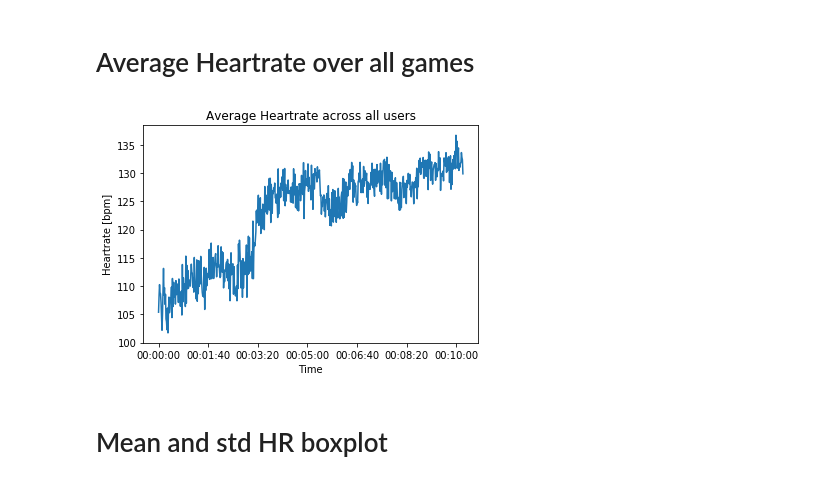
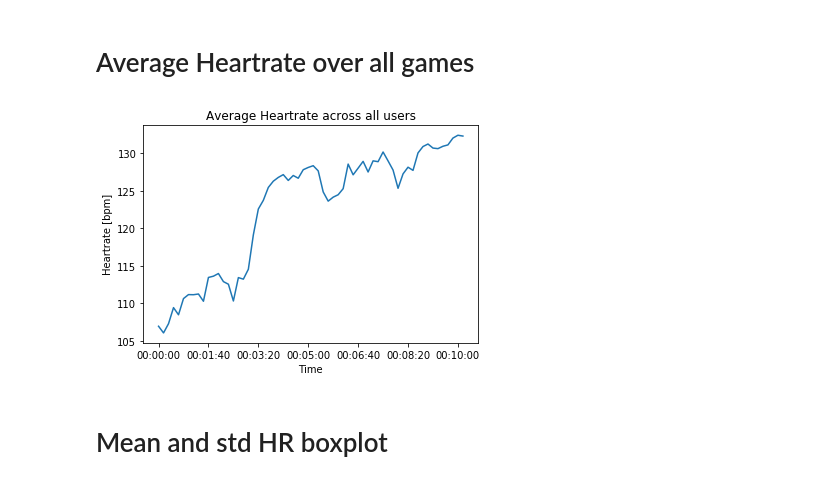
Before and after one commit to bastianmorath/4Ps-Plunder-Planet, a Jupyter notebook: jn_main.ipynb, the cells around one changed output. Saved outputs shown, nothing was run; the diff lists cells and outputs as text; code cells hidden in the pictures.

Commit message:
To smooth plot, you can set sampling resolution of average_heartrate plot

```diff
--- a/jn_main.ipynb
+++ b/jn_main.ipynb
@@ -42,26 +42,28 @@ plt.savefig(gl.svn_base_path + '/Plots/Playing_time_per_user.pdf')
 # %%
 '''Plot: Average Heartrate
 '''
 
 import datetime
 
 plt.figure()
 plt.ylabel('Heartrate [bpm]')
 plt.xlabel('Playing time [s]')
 plt.title('Average Heartrate across all users')
 
+resolution = 10 # resample every x seconds -> the bigger, the smoother
+
 min_time = time_df.min()
 cutted = conc_dataframes[conc_dataframes['Time']<min_time] # Cut all dataframes to the same minimal length
 conc_with_hr = cutted[cutted['Heartrate']!=-1] # Filter out dataframes without HR
 df_copy = conc_with_hr.copy() # to prevent SettingWithCopyWarning
 df_copy['Time'] = conc_with_hr['Time'].apply(lambda x: datetime.timedelta(seconds=x)) # Convert Time into TimeDeltaIndex, such that we can resmaple it
 avg_hr_df = df_copy.groupby(['Time'])['Heartrate'].mean() # Take mean over all logfiles
-avg_hr_df_resampled = avg_hr_df.resample('S').mean() # Resample it to 1 seconds
+avg_hr_df_resampled = avg_hr_df.resample(str(resolution)+'S').mean() # Resample it to 1 seconds
 
 avg_hr_df_resampled.plot()
 plt.savefig(gl.svn_base_path + '/Plots/Heartrate_series.pdf')
 # %% [output]
-[figure, old version]
+[figure, new version]
 # %% [markdown]
 # Mean and std HR boxplot
 # %%
```
Also changed, not shown: 1 other file.
